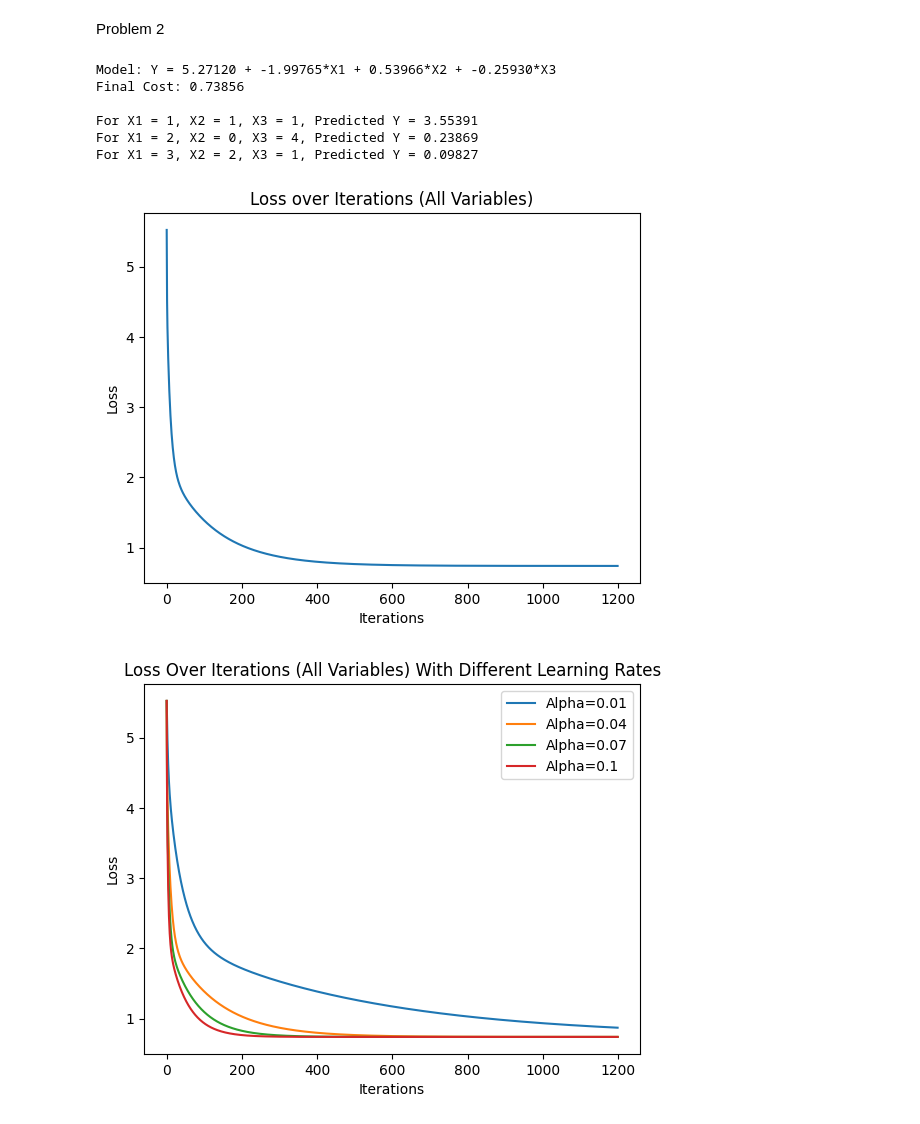
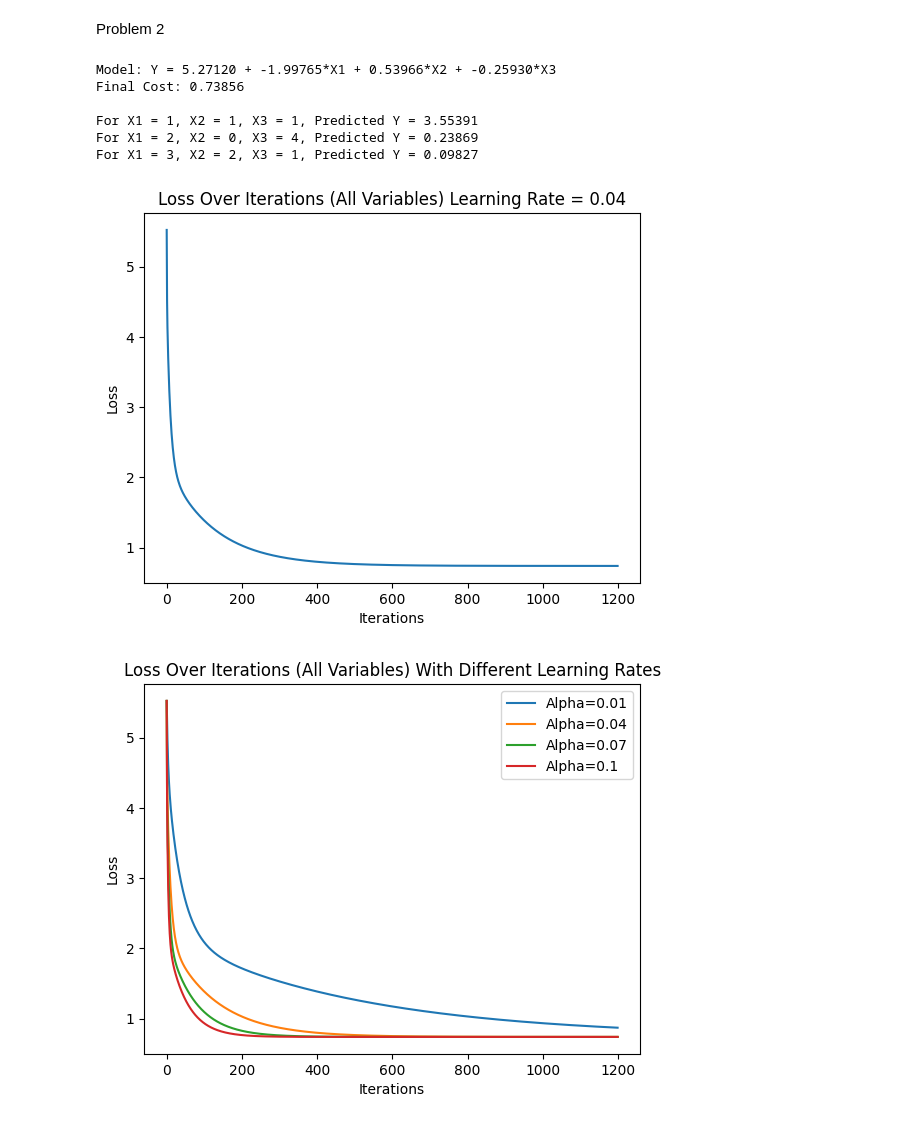
Before and after one commit to mmohan5/Intro-To-ML, a Jupyter notebook: HW1/hw1.ipynb, the cells around one changed output. Drawn from its saved outputs; the diff is of its cells as text; code cells hidden in the pictures.

```diff
--- a/HW1/hw1.ipynb
+++ b/HW1/hw1.ipynb
@@ -108,33 +108,33 @@ points = [(1, 1, 1), (2, 0, 4), (3, 2, 1)]
 
 for point in points:
     X1, X2, X3 = point
     Y_pred = theta[0] + theta[1]*X1 + theta[2]*X2 + theta[3]*X3
     print(f"For X1 = {X1}, X2 = {X2}, X3 = {X3}, Predicted Y = {Y_pred:.5f}")
 
 
 # Plot loss over iterations
 plt.plot(range(num_iters), loss_history)
-plt.title('Loss over Iterations (All Variables)')
+plt.title('Loss Over Iterations (All Variables) Learning Rate = 0.04')
 plt.xlabel('Iterations')
 plt.ylabel('Loss')
 plt.show()
 
 
 for alpha in alphas:
     theta_0, loss_history = gradient_descent_multivariate(X, Y, alpha=alpha, num_iters=num_iters)
 
     # Plot loss over iterations for X1
     plt.plot(range(num_iters), loss_history, label=f'Alpha={alpha}')
     plt.title(f'Loss Over Iterations (All Variables) With Different Learning Rates')
     plt.xlabel('Iterations')
     plt.ylabel('Loss')
     plt.legend()
 # %% [output]
 Model: Y = 5.27120 + -1.99765*X1 + 0.53966*X2 + -0.25930*X3
 Final Cost: 0.73856
 
 For X1 = 1, X2 = 1, X3 = 1, Predicted Y = 3.55391
 For X1 = 2, X2 = 0, X3 = 4, Predicted Y = 0.23869
 For X1 = 3, X2 = 2, X3 = 1, Predicted Y = 0.09827
-[figure, old version]
+[figure, new version]
 [figure]
```
Also changed, not shown: parts of 1 cell of this notebook.
